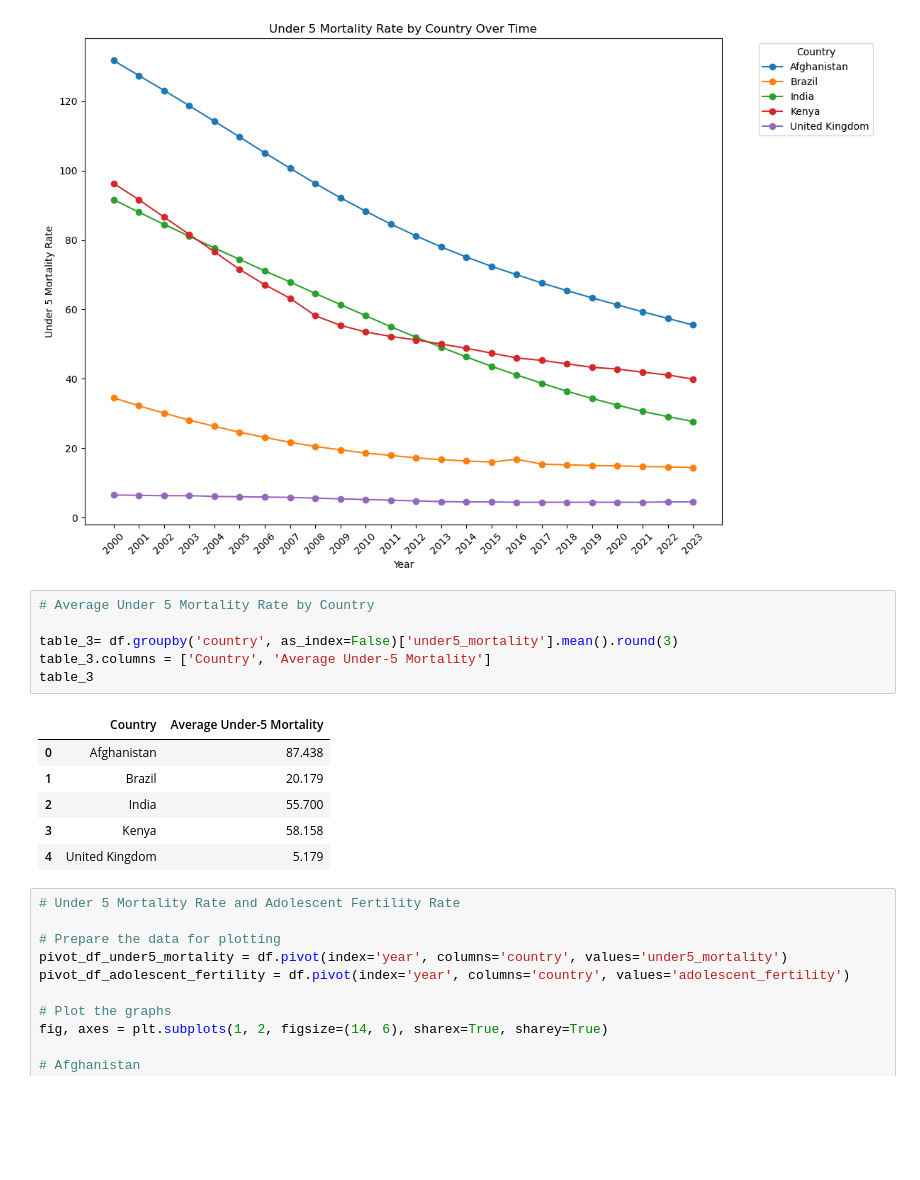
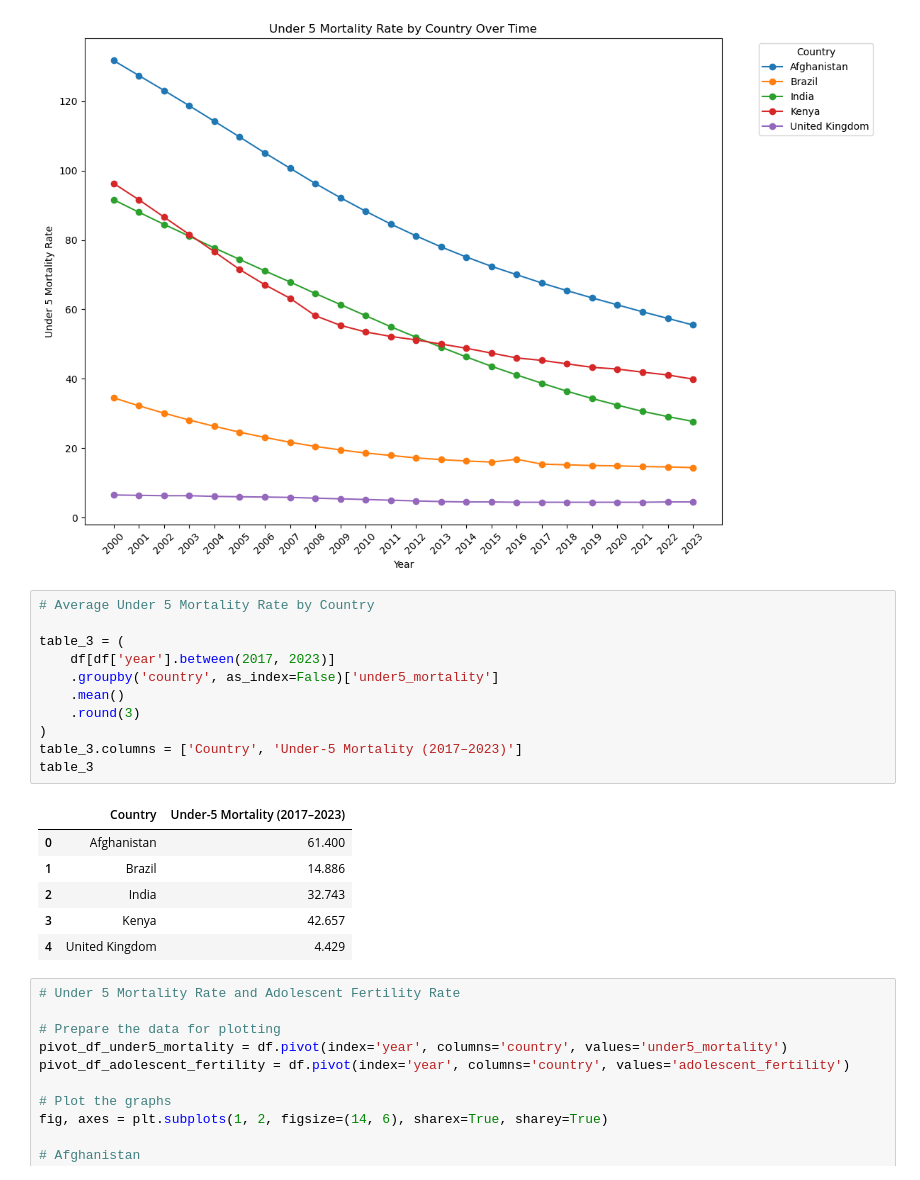
Before and after one commit to a1an-na/QTM350_Final_Project, a Jupyter notebook: scripts/under5_mortality.ipynb, the cells around one changed output. Saved outputs shown, nothing was run; the diff lists cells and outputs as text; blank space fills up the shorter version.

```diff
--- a/scripts/under5_mortality.ipynb
+++ b/scripts/under5_mortality.ipynb
@@ -25,16 +25,21 @@ plt.show()
 # %%
 # Average Under 5 Mortality Rate by Country
 
-table_3= df.groupby('country', as_index=False)['under5_mortality'].mean().round(3)
-table_3.columns = ['Country', 'Average Under-5 Mortality']
+table_3 = (
+    df[df['year'].between(2017, 2023)]
+    .groupby('country', as_index=False)['under5_mortality']
+    .mean()
+    .round(3)
+)
+table_3.columns = ['Country', 'Under-5 Mortality (2017–2023)']
 table_3
 # %% [output]
-|  | Country | Average Under-5 Mortality |
-| 0 | Afghanistan | 87.438 |
-| 1 | Brazil | 20.179 |
-| 2 | India | 55.700 |
-| 3 | Kenya | 58.158 |
-| 4 | United Kingdom | 5.179 |
+|  | Country | Under-5 Mortality (2017–2023) |
+| 0 | Afghanistan | 61.400 |
+| 1 | Brazil | 14.886 |
+| 2 | India | 32.743 |
+| 3 | Kenya | 42.657 |
+| 4 | United Kingdom | 4.429 |
 # %%
 # Under 5 Mortality Rate and Adolescent Fertility Rate
 
```
Also changed, not shown: 2 other files.
